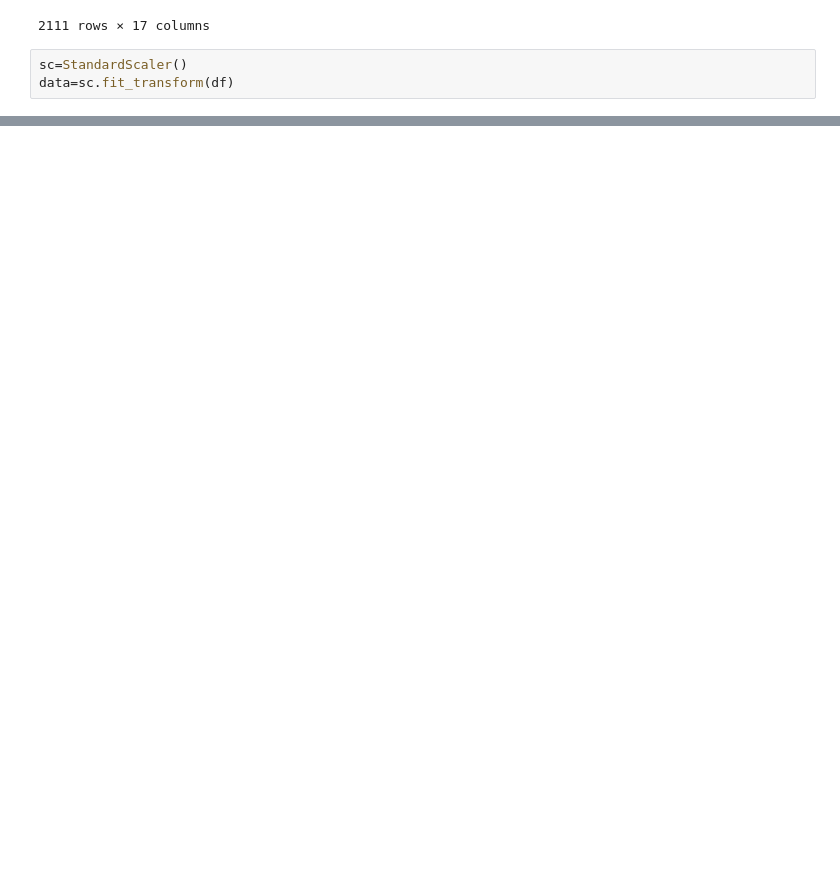
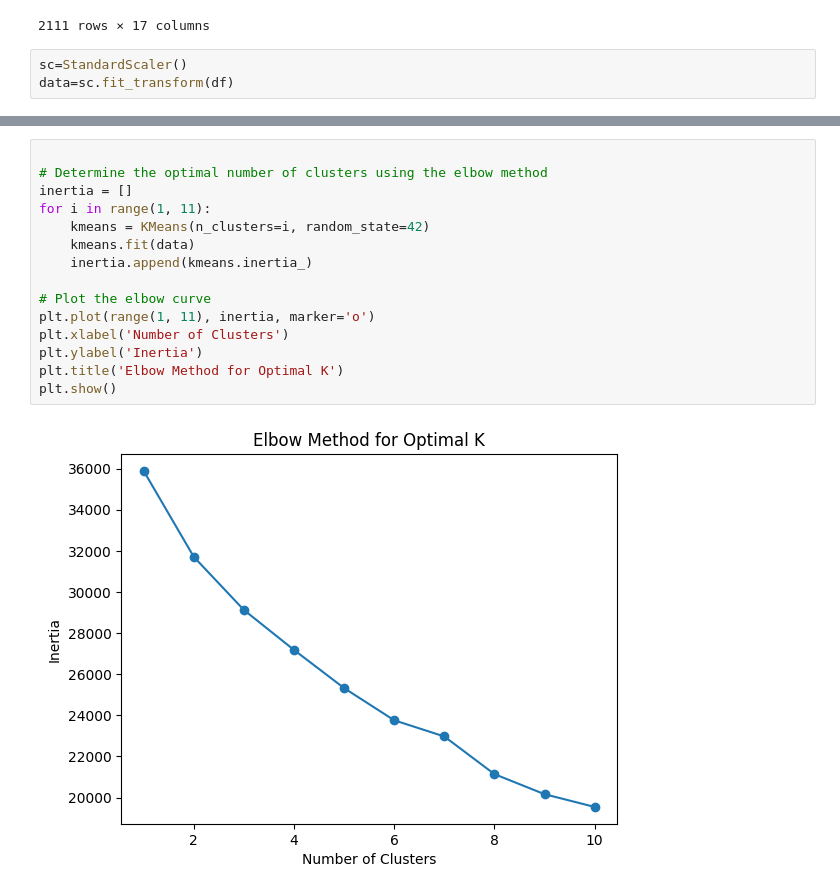
Before and after one commit to Guhan2348519/ADVANCED-ML-tasks, a Jupyter notebook: 2348519_LAB7_AML.ipynb, the cells around one changed output, grey strips where cells are left out. Drawn from its saved outputs; the diff is of its cells as text; blank space fills up the shorter version.

```diff
--- a/2348519_LAB7_AML.ipynb
+++ b/2348519_LAB7_AML.ipynb
@@ -94,0 +103,17 @@ plt.show()
+# %%
+
+# Determine the optimal number of clusters using the elbow method
+inertia = []
+for i in range(1, 11):
+    kmeans = KMeans(n_clusters=i, random_state=42)
+    kmeans.fit(data)
+    inertia.append(kmeans.inertia_)
+
+# Plot the elbow curve
+plt.plot(range(1, 11), inertia, marker='o')
+plt.xlabel('Number of Clusters')
+plt.ylabel('Inertia')
+plt.title('Elbow Method for Optimal K')
+plt.show()
+# %% [output]
+[figure, added]
```
Also changed, not shown: parts of 10 cells of this notebook.
